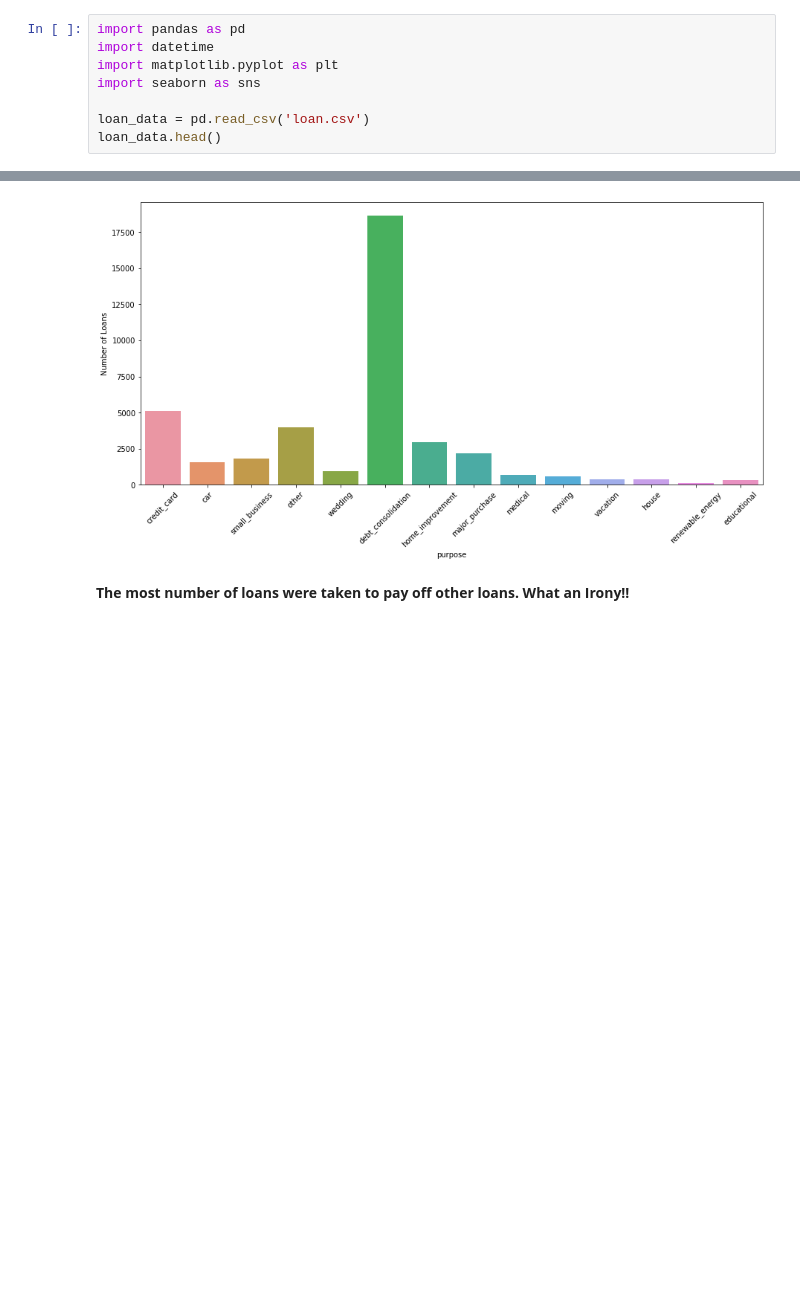
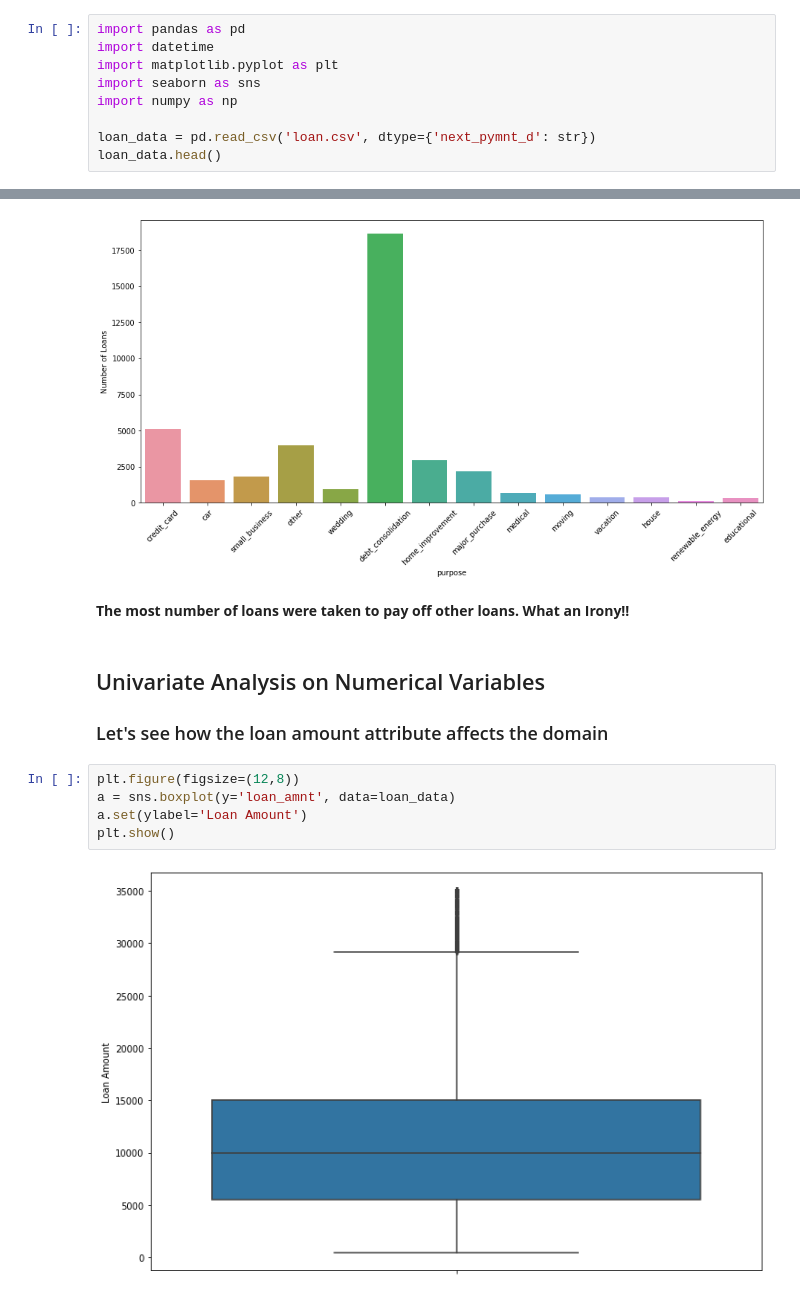
Before and after one commit to vivekav-96/UpGrad-PGDML, a Jupyter notebook: LendingClubCaseStudy/case_study.ipynb, the cells around one changed output, grey strips where cells are left out. Drawn from its saved outputs; the diff is of its cells as text; blank space fills up the shorter version.

Commit message:
Lending Club Case Study :Fixed a dtype issue on loading data. Lending Club Case Study : Done Univariate Analysis on Numerical Variables.

```diff
--- a/LendingClubCaseStudy/case_study.ipynb
+++ b/LendingClubCaseStudy/case_study.ipynb
@@ -11,8 +11,9 @@ import pandas as pd
 import datetime
 import matplotlib.pyplot as plt
 import seaborn as sns
+import numpy as np
 
-loan_data = pd.read_csv('loan.csv')
+loan_data = pd.read_csv('loan.csv', dtype={'next_pymnt_d': str})
 loan_data.head()
 # %% [output]
 |  | id | member_id | loan_amnt | funded_amnt | funded_amnt_inv | term | int_rate | installment | grade | ... |
@@ -289,3 +290,14 @@ plt.show()
 [figure]
 # %% [markdown]
 **The most number of loans were taken to pay off other loans. What an Irony!!**
+# %% [markdown]
+## Univariate Analysis on Numerical Variables
+
+### Let's see how the loan amount attribute affects the domain
+# %%
+plt.figure(figsize=(12,8))
+a = sns.boxplot(y='loan_amnt', data=loan_data)
+a.set(ylabel='Loan Amount')
+plt.show()
+# %% [output]
+[figure, added]
```
Also changed, not shown: parts of 10 cells of this notebook.
